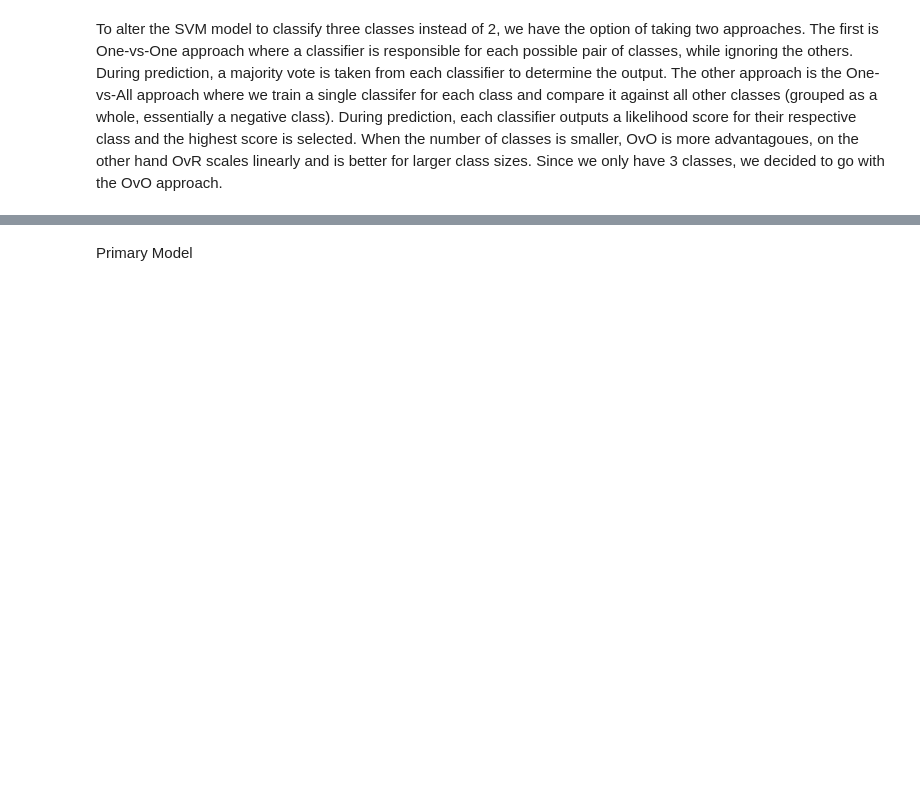
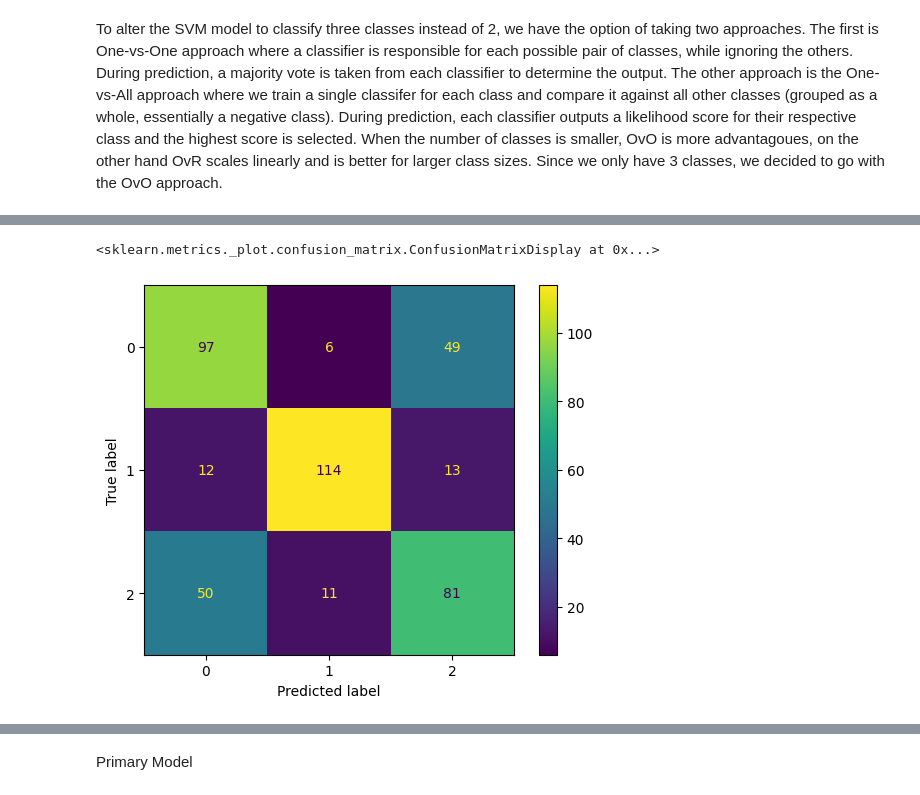
Before and after one commit to edwynzhou/aps360_project_team_77, a Jupyter notebook: Final_APS360_Project.ipynb, the cells around one changed output, grey strips where cells are left out. Drawn from its saved outputs; the diff is of its cells as text; code cells hidden in the pictures; blank space fills up the shorter version.

```diff
--- a/Final_APS360_Project.ipynb
+++ b/Final_APS360_Project.ipynb
@@ -220,9 +223,14 @@ print(np.unique(y_test))
 To alter the SVM model to classify three classes instead of 2, we have the option of taking two approaches. The first is One-vs-One approach where a classifier is responsible for each possible pair of classes, while ignoring the others. During prediction, a majority vote is taken from each classifier to determine the output. The other approach is the One-vs-All approach where we train a single classifer for each class and compare it against all other classes (grouped as a whole, essentially a negative class). During prediction, each classifier outputs a likelihood score for their respective class and the highest score is selected. When the number of classes is smaller, OvO is more advantagoues, on the other hand OvR scales linearly and is better for larger class sizes. Since we only have 3 classes, we decided to go with the OvO approach.
 # %%
 # https://scikit-learn.org/stable/modules/svm.html
-svm_model = SVC(decision_function_shape='ovo')
+#Sample data set
+x_sample = x_train[:1000]
+y_sample = y_train[:1000]
 
-svm_model.fit(x_train, y_train)
+
+svm_model = SVC(kernel = 'linear', decision_function_shape='ovo')
+
+svm_model.fit(x_sample, y_sample)
 
 prediction = svm_model.predict(x_test)
 
@@ -234 +254,8 @@ print(classification_report(y_test, prediction))
+# %%
+cm = confusion_matrix(y_test, prediction)
+disp = ConfusionMatrixDisplay(confusion_matrix=cm)
+disp.plot()  # optional color map
+# %% [output]
+<sklearn.metrics._plot.confusion_matrix.ConfusionMatrixDisplay at 0x...>
+[figure, added]
 # %%
```
Also changed, not shown: parts of 54 cells of this notebook.
